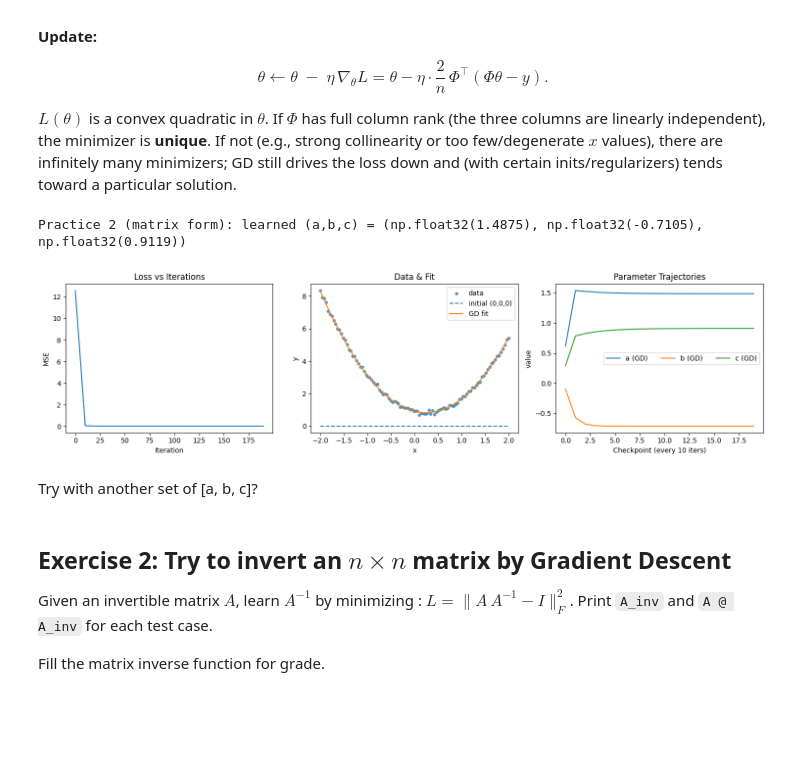
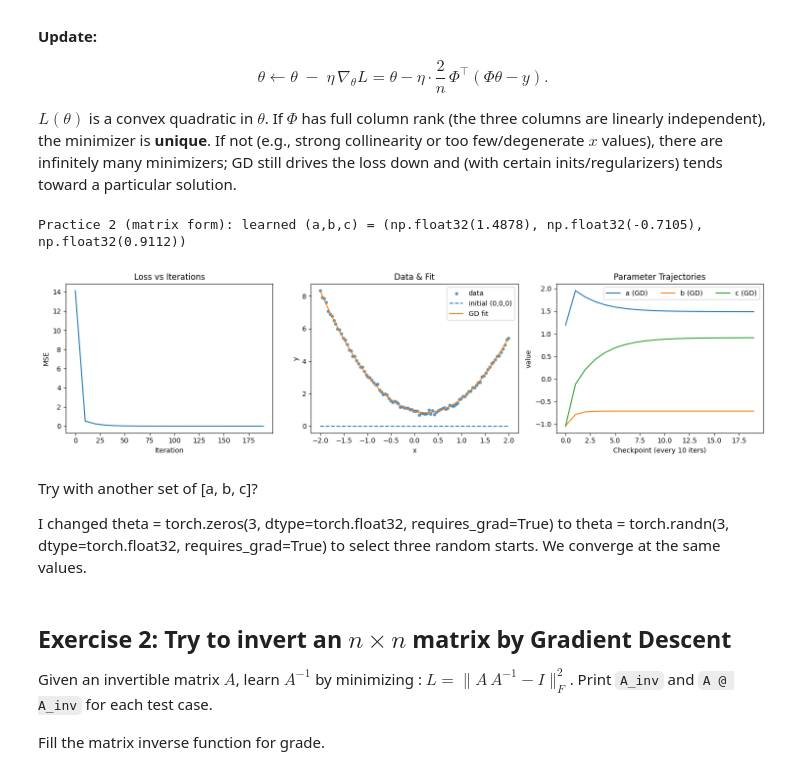
Before and after one commit to MYousryElSadec/DL4DS, a Jupyter notebook: static_files/discussions/discussion_2.ipynb, the cells around one changed output. Saved outputs shown, nothing was run; the diff lists cells and outputs as text; code cells hidden in the pictures; blank space fills up the shorter version.

```diff
--- a/static_files/discussions/discussion_2.ipynb
+++ b/static_files/discussions/discussion_2.ipynb
@@ -162,8 +160,8 @@ Follow the 1, you can keep using: $ L(x) = (x^3 - 2x^2)^2$
 # %%
 # TODO: You may start from any initial x (e.g., x=0.5), choose learning rate, and iterate with your chosen steps.
 
-x = torch.tensor(1.0, requires_grad=True)  # you may change init
-lr = 0.01                                   # you may change lr
+x = torch.tensor(1.5, requires_grad=True)  # you may change init
+lr = 0.05                                 # you may change lr
 steps = 2000                                # you may change steps
 
 def loss_fn_ex1(x):
@@ -290,7 +288,7 @@ if 'y_np' not in locals(): y_np = y.detach().cpu().numpy()
 
 # Parameters (matrix form)
 Phi = torch.stack([x**2, x, torch.ones_like(x)], dim=1)  # shape [n,3]
-theta = torch.zeros(3, dtype=torch.float32, requires_grad=True)  # [a,b,c]
+theta = torch.randn(3, dtype=torch.float32, requires_grad=True)  # [a,b,c]
 lr = 0.05
 steps = 200
 
@@ -312,37 +310,39 @@ print("Practice 2 (matrix form): learned (a,b,c) =", tuple(round(v,4) for v in t
 
 
 # Visualize
 fig, axes = plt.subplots(1,3, figsize=(15,4))
 
 axes[0].plot(np.arange(0, steps, 10), loss_hist)
 axes[0].set_title("Loss vs Iterations")
 axes[0].set_xlabel("Iteration"); axes[0].set_ylabel("MSE")
 
 x_plot = np.linspace(x_np.min(), x_np.max(), 400).astype(np.float32)
 Phi_plot = np.stack([x_plot**2, x_plot, np.ones_like(x_plot)], axis=1)
 Phi_plot_t = torch.tensor(Phi_plot, dtype=torch.float32)
 with torch.no_grad():
     y_init = Phi_plot_t @ torch.zeros(3)
     y_gd   = Phi_plot_t @ theta
 axes[1].scatter(x_np, y_np, s=14, alpha=0.7, label="data")
 axes[1].plot(x_plot, y_init.numpy(), "--", label="initial (0,0,0)")
 axes[1].plot(x_plot, y_gd.numpy(), label="GD fit")
 axes[1].set_title("Data & Fit"); axes[1].legend()
 axes[1].set_xlabel("x"); axes[1].set_ylabel("y")
 
 theta_hist = np.array(theta_hist)  # shape [T,3]
 axes[2].plot(theta_hist[:,0], label="a (GD)")
 axes[2].plot(theta_hist[:,1], label="b (GD)")
 axes[2].plot(theta_hist[:,2], label="c (GD)")
 axes[2].set_title("Parameter Trajectories")
 axes[2].set_xlabel("Checkpoint (every 10 iters)"); axes[2].set_ylabel("value")
 axes[2].legend(ncol=3)
 plt.tight_layout(); plt.show()
 # %% [output]
-Practice 2 (matrix form): learned (a,b,c) = (np.float32(1.4875), np.float32(-0.7105), np.float32(0.9119))
+Practice 2 (matrix form): learned (a,b,c) = (np.float32(1.4878), np.float32(-0.7105), np.float32(0.9112))
-[figure, old version]
+[figure, new version]
-# %% [markdown]
-Try with another set of [a, b, c]?
+# %% [markdown]
+Try with another set of [a, b, c]?
+
+I changed theta = torch.zeros(3, dtype=torch.float32, requires_grad=True) to theta = torch.randn(3,  dtype=torch.float32, requires_grad=True) to select three random starts. We converge at the same values.
 # %% [markdown]
 
 ## Exercise 2: Try to invert an $n\times n$ matrix by Gradient Descent
```
Also changed, not shown: parts of 4 cells of this notebook.
